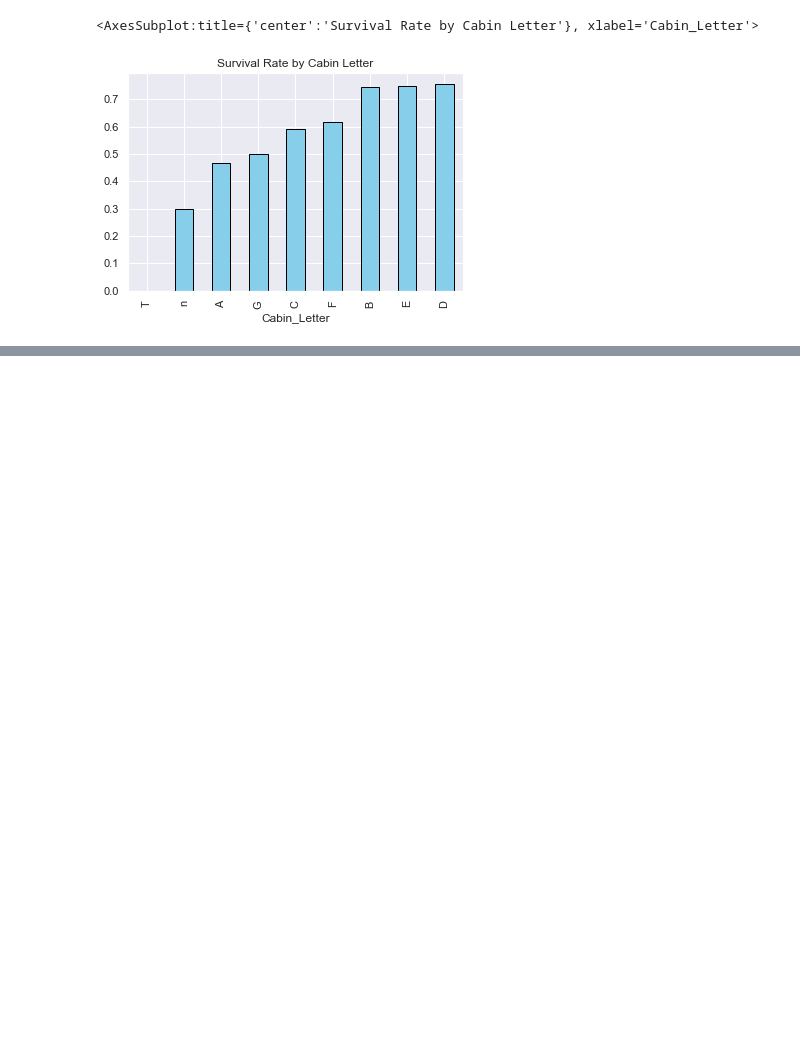
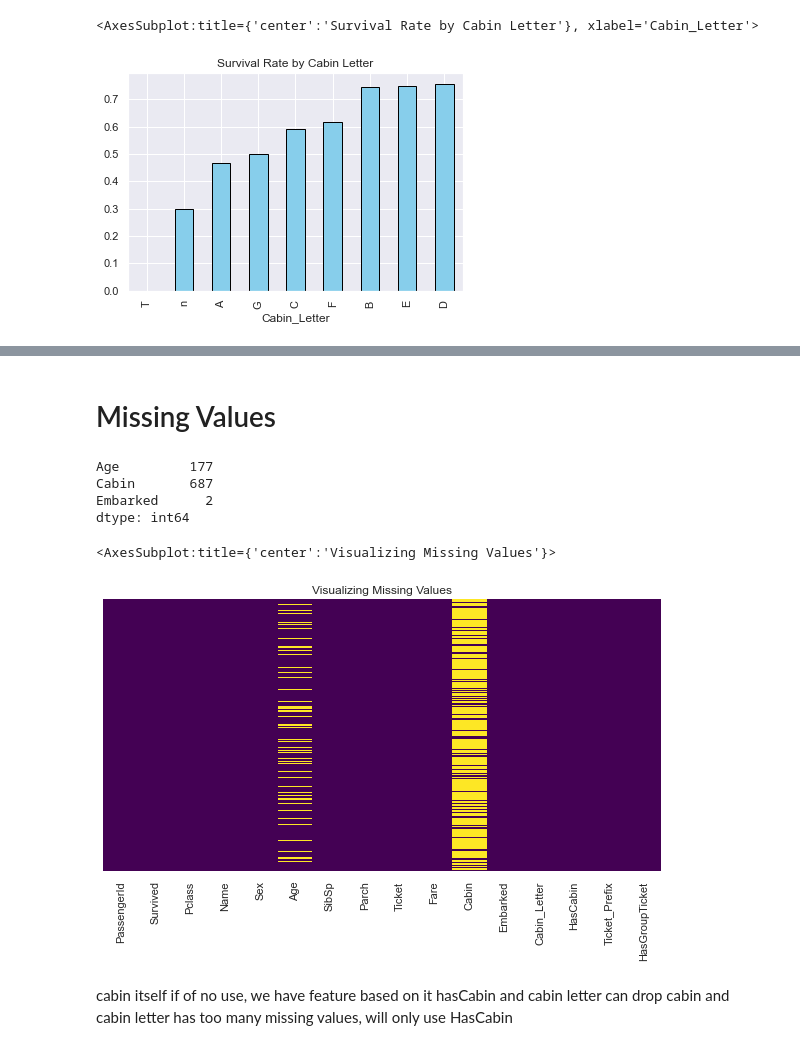
Before and after one commit to Swapnil-Trivedi/E0_270_0__ML_2025, a Jupyter notebook: assignment-01/data/data_exploration.ipynb, the cells around one changed output, grey strips where cells are left out. Cells and saved outputs as stored; diff of their text form; code cells hidden in the pictures; blank space fills up the shorter version.

Commit message:
encoding and column cleanup

```diff
--- a/assignment-01/data/data_exploration.ipynb
+++ b/assignment-01/data/data_exploration.ipynb
@@ -195,0 +284,10 @@ cabin_letter_survival.plot(kind="bar", color="skyblue", edgecolor="black", title
+# %%
+# Create 'HasGroupTicket' feature (1 if duplicate ticket, 0 if unique)
+data["HasGroupTicket"] = data["Ticket"].duplicated(keep=False).astype(int)
+
+# Simplify rare ticket prefixes (group those with fewer than 10 occurrences into "Other")
+rare_prefixes = ticket_prefix_counts[ticket_prefix_counts < 10].index
+data["Ticket_Prefix"] = data["Ticket_Prefix"].apply(lambda x: "Other" if x in rare_prefixes else x)
+
+
+data[["Ticket", "Ticket_Prefix", "HasGroupTicket"]].head(10)
@@ -195,0 +306,23 @@ cabin_letter_survival.plot(kind="bar", color="skyblue", edgecolor="black", title
+# %% [markdown]
+# Missing Values
+# %%
+# Find columns with missing values and their counts
+missing_values = data.isnull().sum()
+missing_values = missing_values[missing_values > 0]  # Filter only columns with missing values
+
+missing_values
+# %% [output]
+Age         177
+Cabin       687
+Embarked      2
+dtype: int64
+# %%
+#visualize the missing values
+plt.figure(figsize=(10, 5))
+plt.title("Visualizing Missing Values")
+sns.heatmap(data.isnull(), cbar=False, cmap="viridis", yticklabels=False)
+# %% [output]
+<AxesSubplot:title={'center':'Visualizing Missing Values'}>
+[figure, added]
+# %% [markdown]
+cabin itself if of no use, we have feature based on it hasCabin and cabin letter can drop cabin and cabin letter has too many missing values, will only use HasCabin
```
Also changed, not shown: parts of 48 cells of this notebook.
